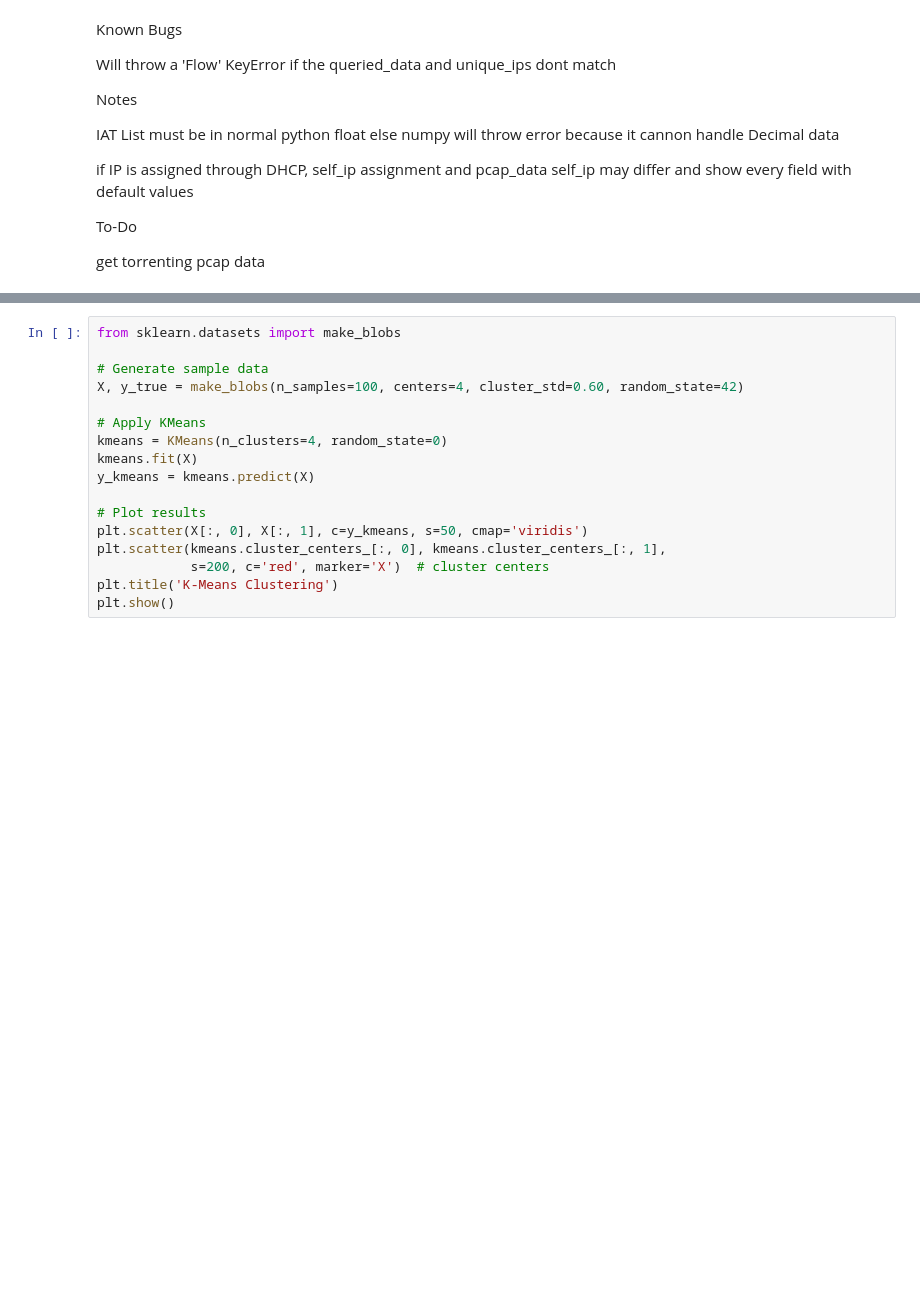
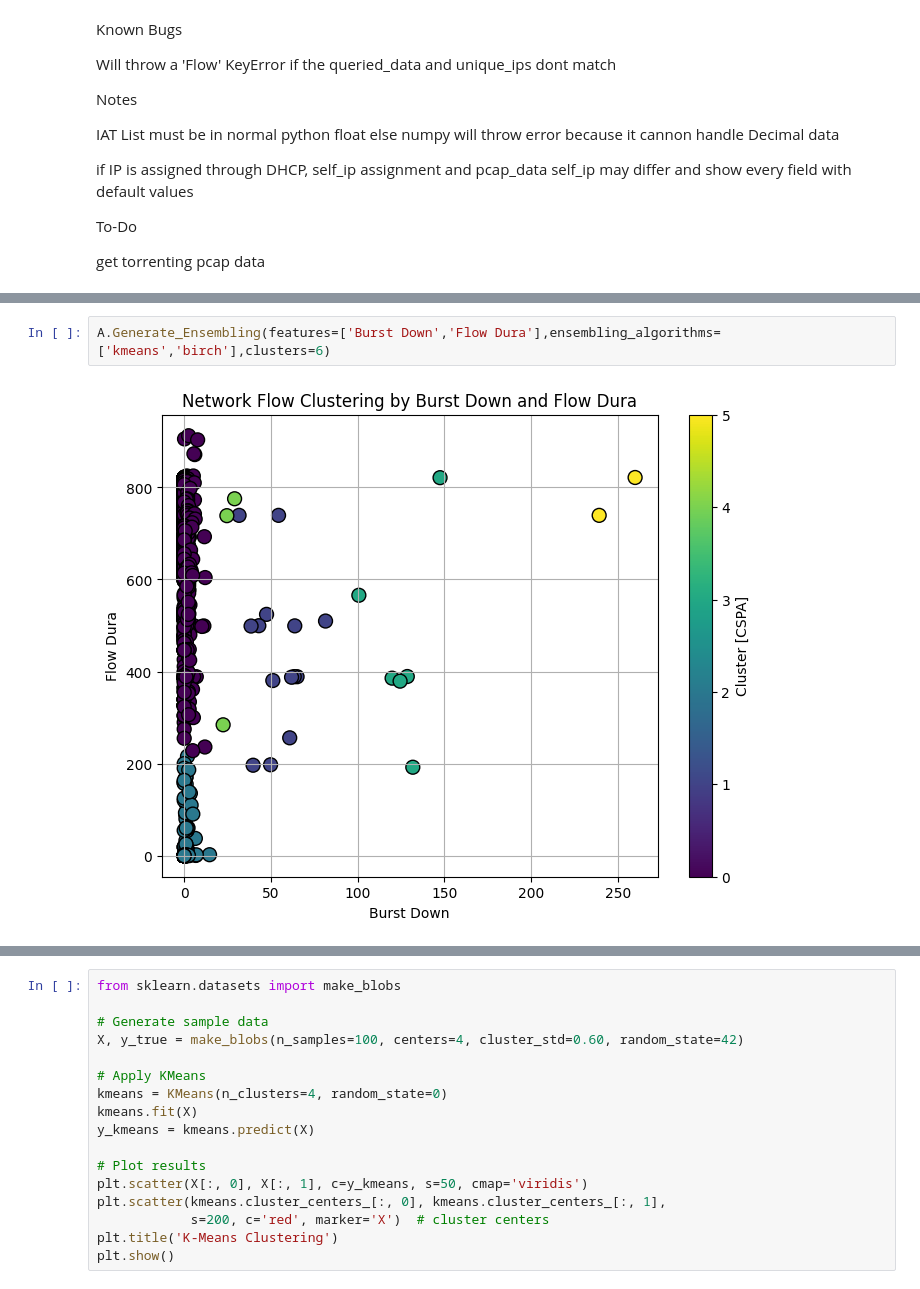
Before and after one commit to MobiusYeeitus/TrafficAnalysis, a Jupyter notebook: AnalysisCore.ipynb, the cells around one changed output, grey strips where cells are left out. Saved outputs shown, nothing was run; the diff lists cells and outputs as text; blank space fills up the shorter version.

```diff
--- a/AnalysisCore.ipynb
+++ b/AnalysisCore.ipynb
@@ -881 +951,5 @@ Found dataframe. [1493]
+# %%
+A.Generate_Ensembling(features=['Burst Down','Flow Dura'],ensembling_algorithms=['kmeans','birch'],clusters=6)
+# %% [output]
+[figure, added]
 # %%
```
Also changed, not shown: parts of 9 cells of this notebook.
